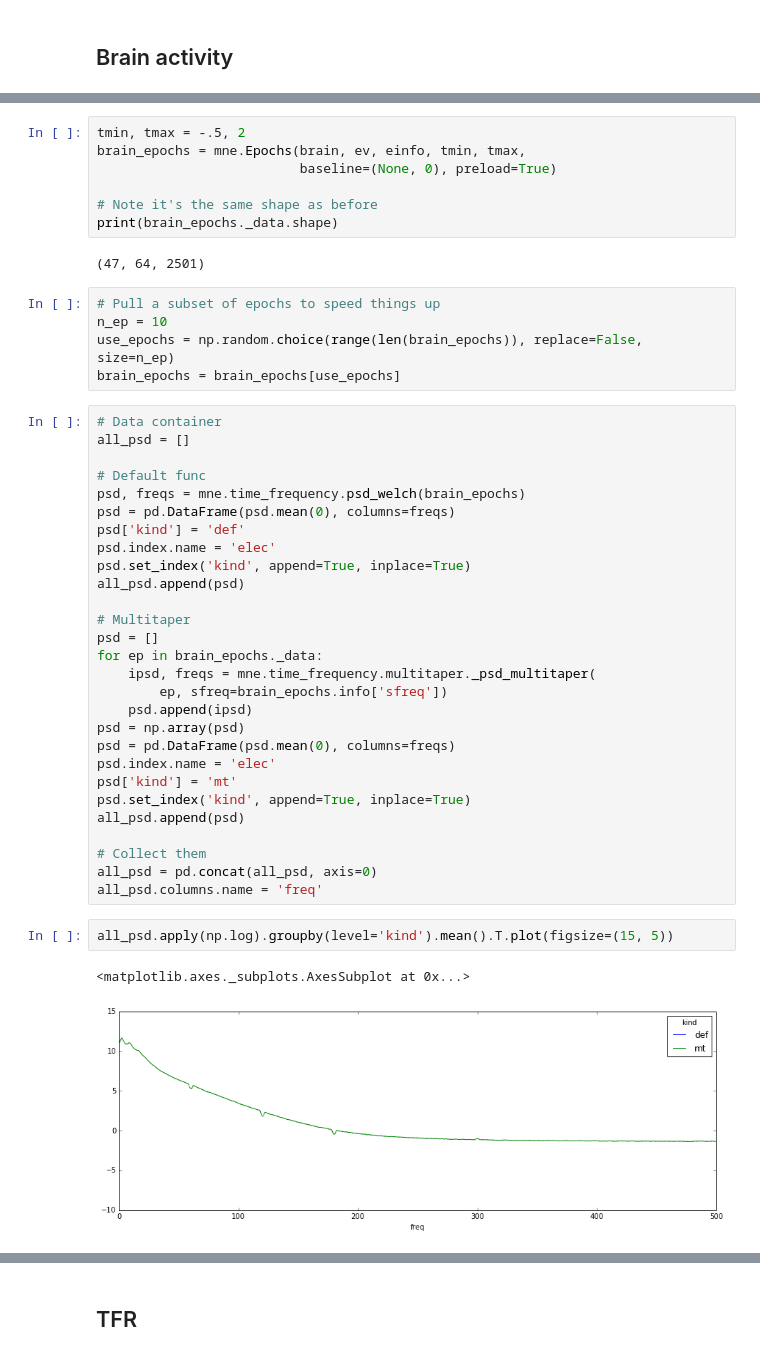
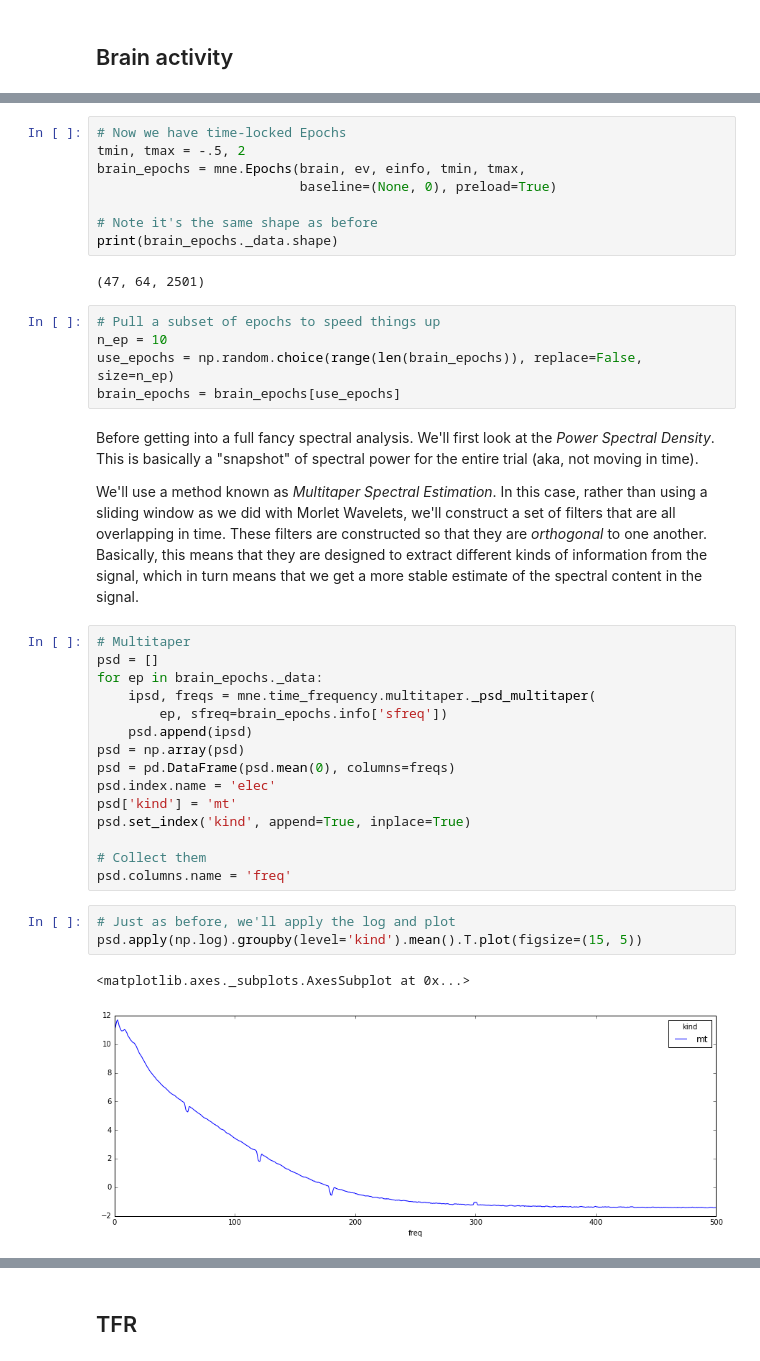
Before and after one commit to choldgraf/write-ups, a Jupyter notebook: neuro/ecog/Signal Processing and Time Frequency.ipynb, the cells around one changed output, grey strips where cells are left out. Drawn from its saved outputs; the diff is of its cells as text.

Commit message:
adding ecog analysis to signal processing tutorial

```diff
--- a/neuro/ecog/Signal Processing and Time Frequency.ipynb
+++ b/neuro/ecog/Signal Processing and Time Frequency.ipynb
@@ -101,5 +106,6 @@ ev = np.vstack([ev, np.zeros_like(ev), np.ones_like(ev)]).astype(int).T
 einfo = dict(myevent=1)
 # %%
+# Now we have time-locked Epochs
 tmin, tmax = -.5, 2
 brain_epochs = mne.Epochs(brain, ev, einfo, tmin, tmax,
                           baseline=(None, 0), preload=True)
@@ -113,18 +119,11 @@ print(brain_epochs._data.shape)
 n_ep = 10
 use_epochs = np.random.choice(range(len(brain_epochs)), replace=False, size=n_ep)
 brain_epochs = brain_epochs[use_epochs]
+# %% [markdown]
+Before getting into a full fancy spectral analysis. We'll first look at the *Power Spectral Density*. This is basically a "snapshot" of spectral power for the entire trial (aka, not moving in time).
+
+We'll use a method known as *Multitaper Spectral Estimation*. In this case, rather than using a sliding window as we did with Morlet Wavelets, we'll construct a set of filters that are all overlapping in time. These filters are constructed so that they are *orthogonal* to one another. Basically, this means that they are designed to extract different kinds of information from the signal, which in turn means that we get a more stable estimate of the spectral content in the signal.
 # %%
-# Data container
-all_psd = []
-
-# Default func
-psd, freqs = mne.time_frequency.psd_welch(brain_epochs)
-psd = pd.DataFrame(psd.mean(0), columns=freqs)
-psd['kind'] = 'def'
-psd.index.name = 'elec'
-psd.set_index('kind', append=True, inplace=True)
-all_psd.append(psd)
-
 # Multitaper
 psd = []
 for ep in brain_epochs._data:
@@ -136,13 +135,12 @@ psd = pd.DataFrame(psd.mean(0), columns=freqs)
 psd.index.name = 'elec'
 psd['kind'] = 'mt'
 psd.set_index('kind', append=True, inplace=True)
-all_psd.append(psd)
 
 # Collect them
-all_psd = pd.concat(all_psd, axis=0)
-all_psd.columns.name = 'freq'
+psd.columns.name = 'freq'
 # %%
-all_psd.apply(np.log).groupby(level='kind').mean().T.plot(figsize=(15, 5))
+# Just as before, we'll apply the log and plot
+psd.apply(np.log).groupby(level='kind').mean().T.plot(figsize=(15, 5))
 # %% [output]
 <matplotlib.axes._subplots.AxesSubplot at 0x...>
-[figure, old version]
+[figure, new version]
```
Also changed, not shown: parts of 20 cells of this notebook.
